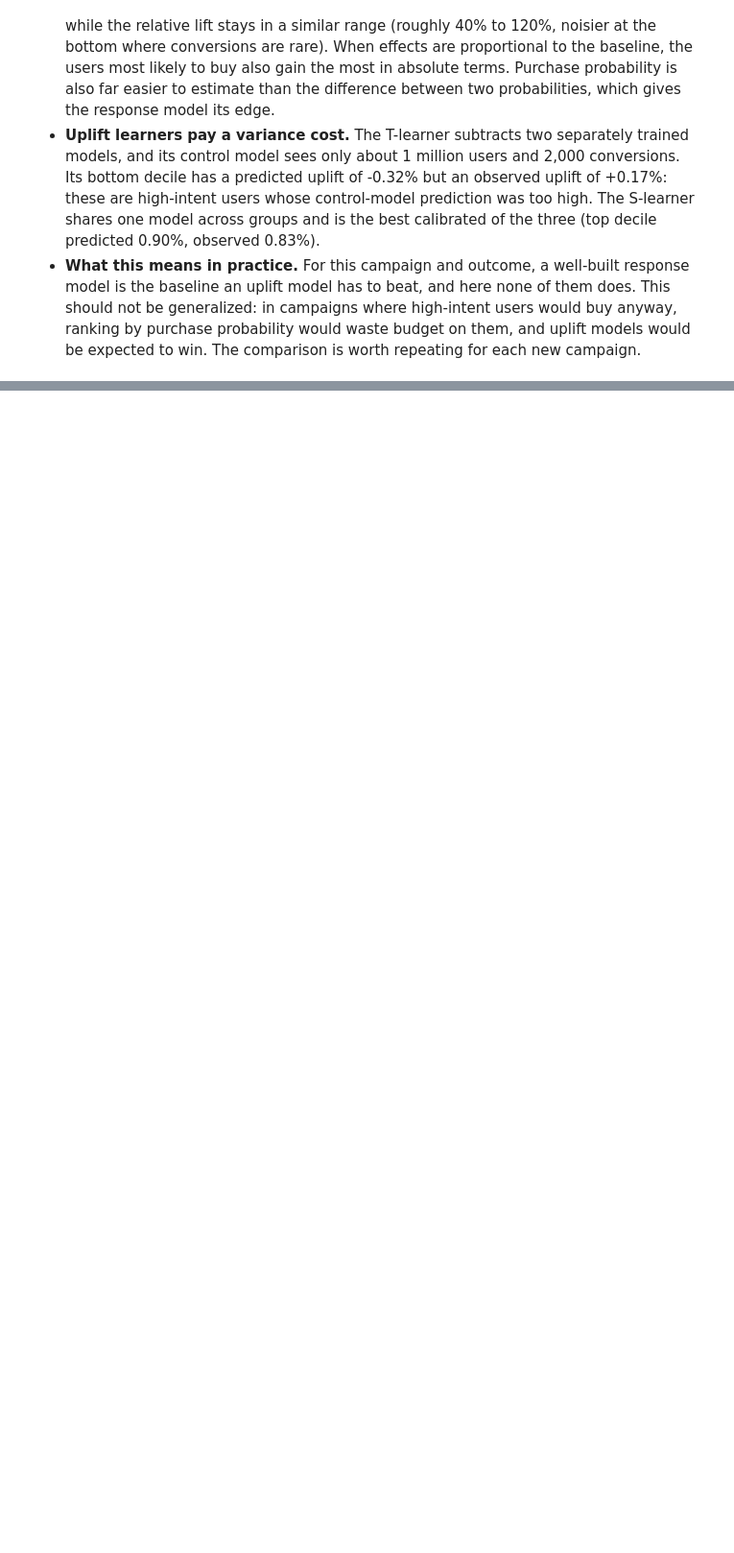
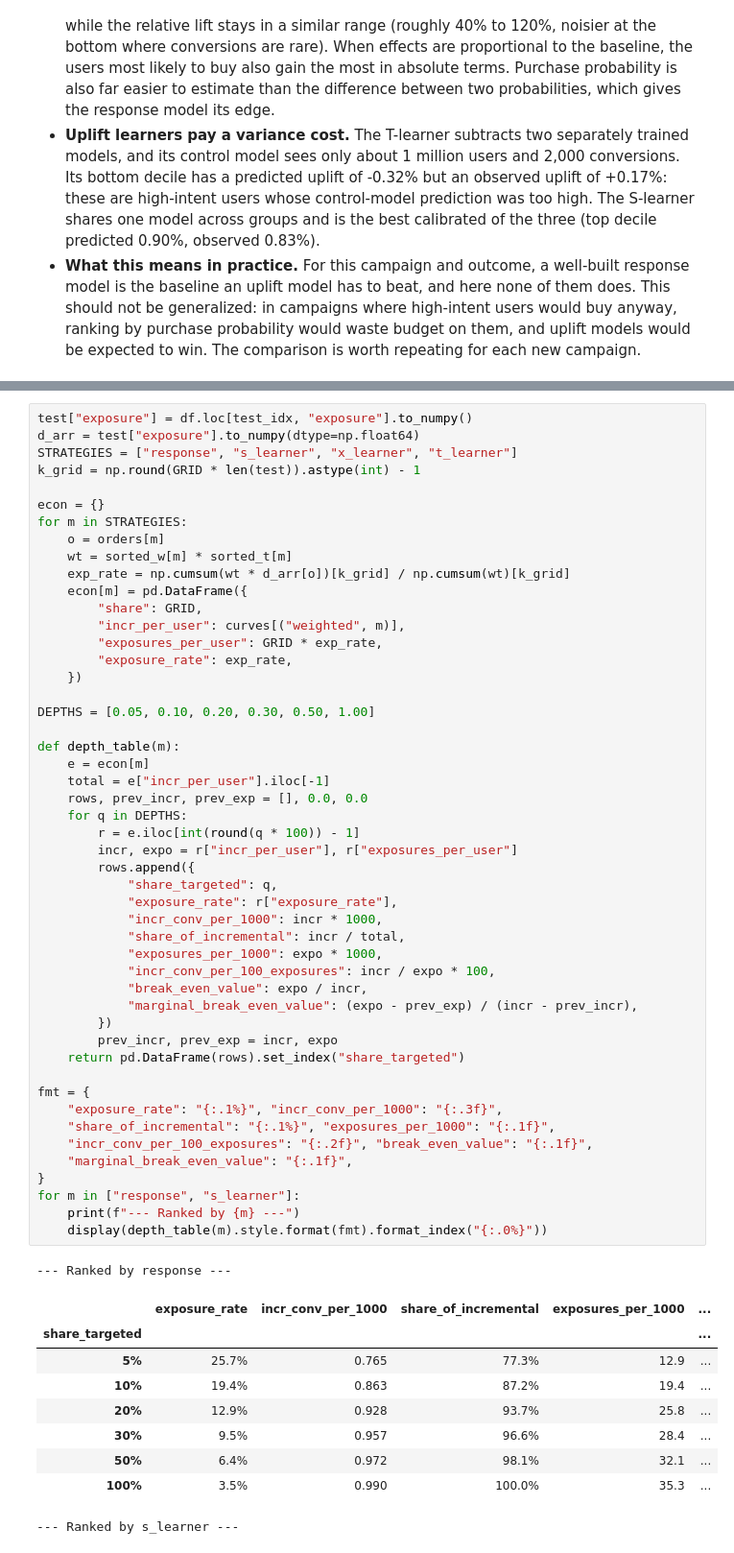
Before and after one commit to LindaZhao-neu/criteo-uplift-analysis, a Jupyter notebook: notebooks/criteo_uplift_analysis.ipynb, the cells around one changed output, grey strips where cells are left out. Shown at 96% size. Cells and saved outputs as stored; diff of their text form; blank space fills up the shorter version.

```diff
--- a/notebooks/criteo_uplift_analysis.ipynb
+++ b/notebooks/criteo_uplift_analysis.ipynb
@@ -1263,0 +1279,60 @@ by_response.style.format({
+# %%
+test["exposure"] = df.loc[test_idx, "exposure"].to_numpy()
+d_arr = test["exposure"].to_numpy(dtype=np.float64)
+STRATEGIES = ["response", "s_learner", "x_learner", "t_learner"]
+k_grid = np.round(GRID * len(test)).astype(int) - 1
+
+econ = {}
+for m in STRATEGIES:
+    o = orders[m]
+    wt = sorted_w[m] * sorted_t[m]
+    exp_rate = np.cumsum(wt * d_arr[o])[k_grid] / np.cumsum(wt)[k_grid]
+    econ[m] = pd.DataFrame({
+        "share": GRID,
+        "incr_per_user": curves[("weighted", m)],
+        "exposures_per_user": GRID * exp_rate,
+        "exposure_rate": exp_rate,
+    })
+
+DEPTHS = [0.05, 0.10, 0.20, 0.30, 0.50, 1.00]
+
+def depth_table(m):
+    e = econ[m]
+    total = e["incr_per_user"].iloc[-1]
+    rows, prev_incr, prev_exp = [], 0.0, 0.0
+    for q in DEPTHS:
+        r = e.iloc[int(round(q * 100)) - 1]
+        incr, expo = r["incr_per_user"], r["exposures_per_user"]
+        rows.append({
+            "share_targeted": q,
+            "exposure_rate": r["exposure_rate"],
+            "incr_conv_per_1000": incr * 1000,
+            "share_of_incremental": incr / total,
+            "exposures_per_1000": expo * 1000,
+            "incr_conv_per_100_exposures": incr / expo * 100,
+            "break_even_value": expo / incr,
+            "marginal_break_even_value": (expo - prev_exp) / (incr - prev_incr),
+        })
+        prev_incr, prev_exp = incr, expo
+    return pd.DataFrame(rows).set_index("share_targeted")
+
+fmt = {
+    "exposure_rate": "{:.1%}", "incr_conv_per_1000": "{:.3f}",
+    "share_of_incremental": "{:.1%}", "exposures_per_1000": "{:.1f}",
+    "incr_conv_per_100_exposures": "{:.2f}", "break_even_value": "{:.1f}",
+    "marginal_break_even_value": "{:.1f}",
+}
+for m in ["response", "s_learner"]:
+    print(f"--- Ranked by {m} ---")
+    display(depth_table(m).style.format(fmt).format_index("{:.0%}"))
+# %% [output]
+--- Ranked by response ---
+|  | exposure_rate | incr_conv_per_1000 | share_of_incremental | exposures_per_1000 | ... |
+| share_targeted |  |  |  |  | ... |
+| 5% | 25.7% | 0.765 | 77.3% | 12.9 | ... |
+| 10% | 19.4% | 0.863 | 87.2% | 19.4 | ... |
+| 20% | 12.9% | 0.928 | 93.7% | 25.8 | ... |
+| 30% | 9.5% | 0.957 | 96.6% | 28.4 | ... |
+| 50% | 6.4% | 0.972 | 98.1% | 32.1 | ... |
+| 100% | 3.5% | 0.990 | 100.0% | 35.3 | ... |
+--- Ranked by s_learner ---
```
Also changed, not shown: parts of 8 cells of this notebook.
